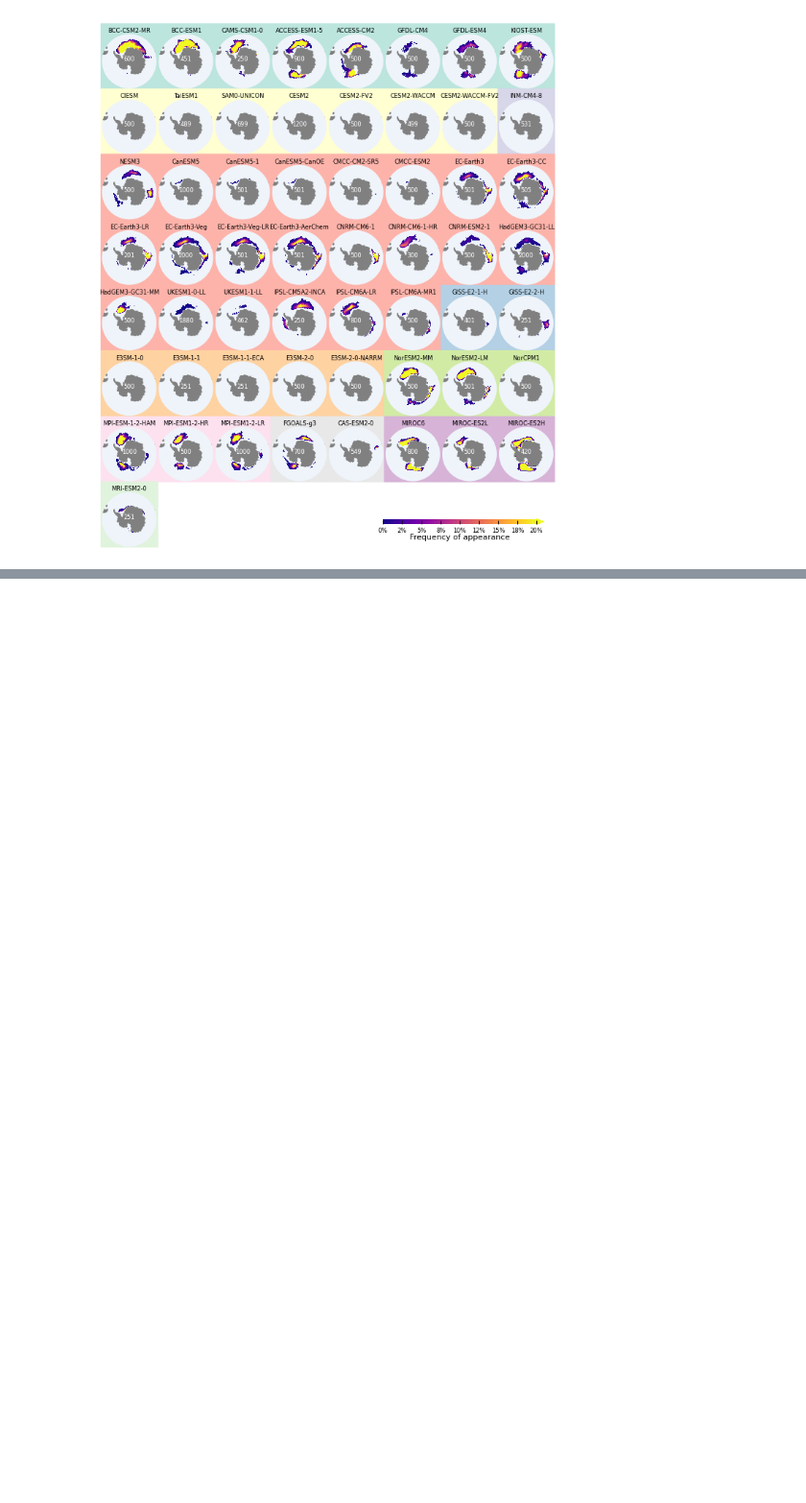
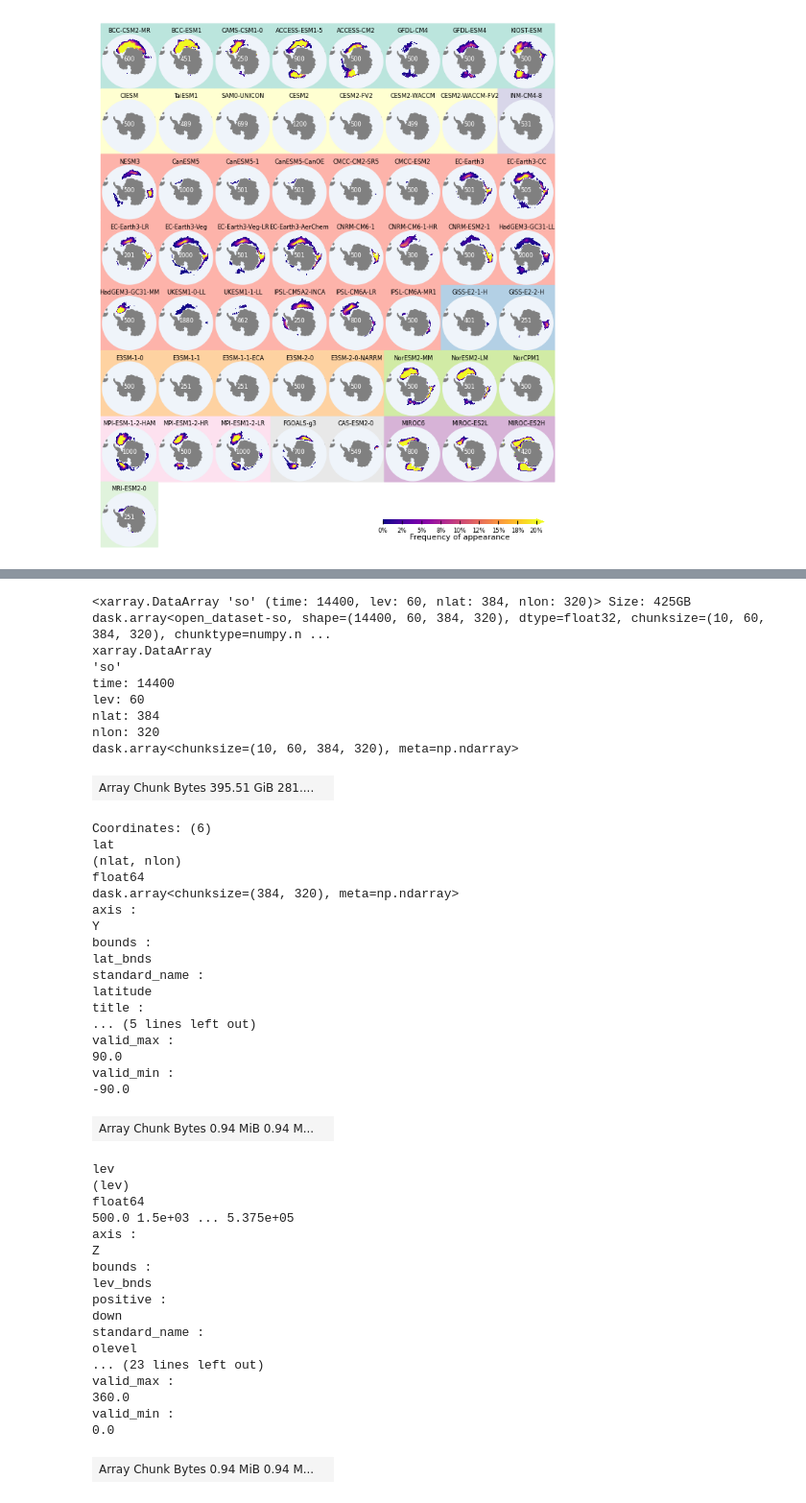
Before and after one commit to shunzi-work/SouthernOceanPolynya, a Jupyter notebook: MLDPlot.ipynb, the cells around one changed output, grey strips where cells are left out. Shown at 96% size. Saved outputs shown, nothing was run; the diff lists cells and outputs as text; code cells hidden in the pictures; blank space fills up the shorter version.

```diff
--- a/MLDPlot.ipynb
+++ b/MLDPlot.ipynb
@@ -360,0 +488,51 @@ cbar2.ax.tick_params(labelsize=6,direction='in')
+# %%
+dsso = open_from_cloud("gs://cmip6/CMIP6/CMIP/NCAR/CESM2/piControl/r1i1p1f1/Omon/so/gn/v20190320/")
+dsthetao = open_from_cloud("gs://cmip6/CMIP6/CMIP/NCAR/CESM2/piControl/r1i1p1f1/Omon/thetao/gn/v20190320/")
+# %%
+dsso.so
+# %% [output]
+<xarray.DataArray 'so' (time: 14400, lev: 60, nlat: 384, nlon: 320)> Size: 425GB dask.array<open_dataset-so, shape=(14400, 60, 384, 320), dtype=float32, chunksize=(10, 60, 384, 320), chunktype=numpy.n ...
+xarray.DataArray
+'so'
+time: 14400
+lev: 60
+nlat: 384
+nlon: 320
+dask.array<chunksize=(10, 60, 384, 320), meta=np.ndarray>
+| Array Chunk Bytes 395.51 GiB 281.... |  |
+Coordinates: (6)
+lat
+(nlat, nlon)
+float64
+dask.array<chunksize=(384, 320), meta=np.ndarray>
+axis :
+Y
+bounds :
+lat_bnds
+standard_name :
+latitude
+title :
+... (5 lines left out)
+valid_max :
+90.0
+valid_min :
+-90.0
+| Array Chunk Bytes 0.94 MiB 0.94 M... |  |
+lev
+(lev)
+float64
+500.0 1.5e+03 ... 5.375e+05
+axis :
+Z
+bounds :
+lev_bnds
+positive :
+down
+standard_name :
+olevel
+... (23 lines left out)
+valid_max :
+360.0
+valid_min :
+0.0
+| Array Chunk Bytes 0.94 MiB 0.94 M... |  |
```
Also changed, not shown: parts of 19 cells of this notebook, 15 other files.
